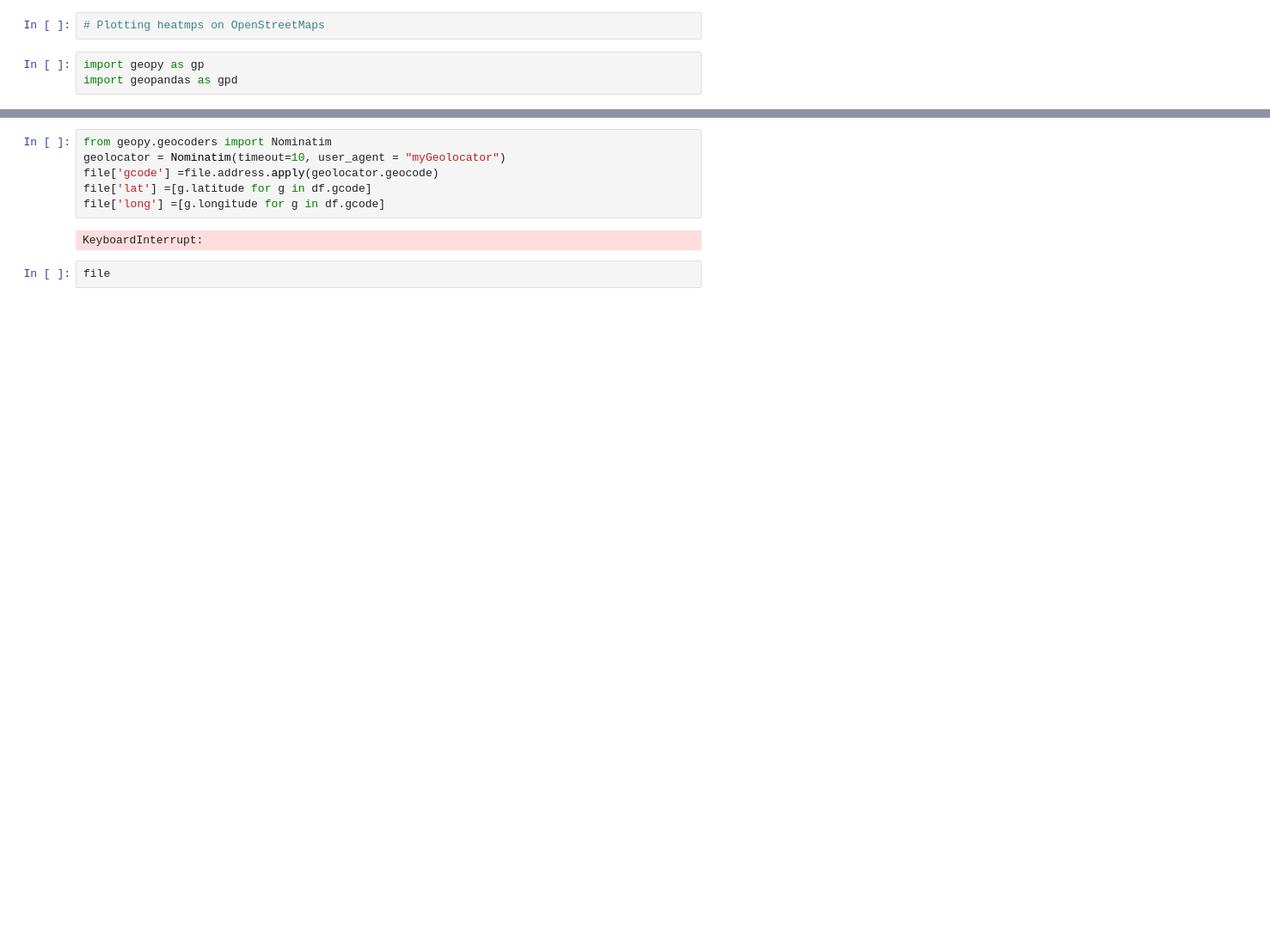
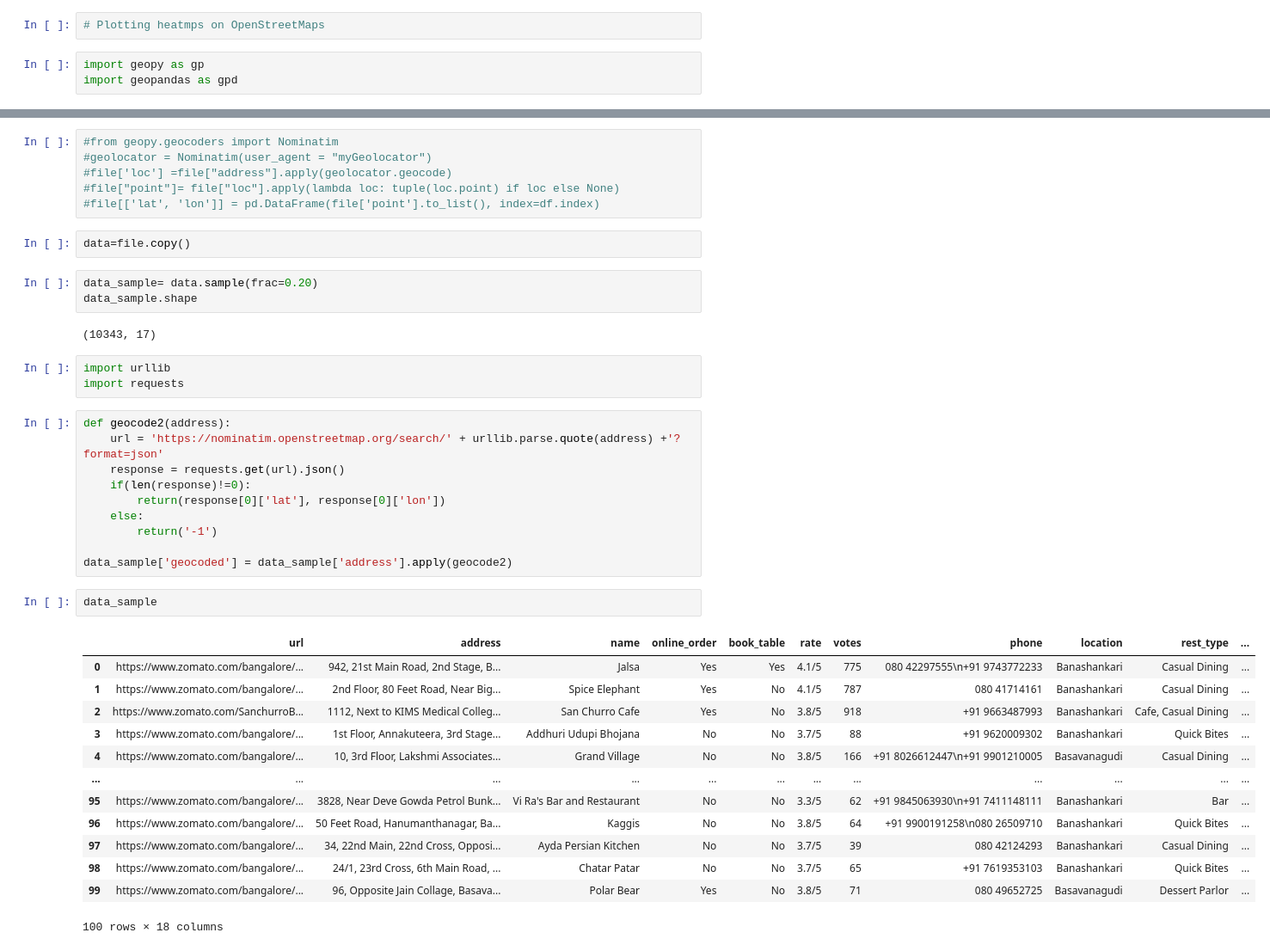
Before and after one commit to harshlohani/zomato-analysis, a Jupyter notebook: zomato_bengaluru.ipynb, the cells around one changed output, grey strips where cells are left out. Shown at 86% size. Saved outputs shown, nothing was run; the diff lists cells and outputs as text; blank space fills up the shorter version.

```diff
--- a/zomato_bengaluru.ipynb
+++ b/zomato_bengaluru.ipynb
@@ -533,10 +526,42 @@ file.head()
 # %%
-from geopy.geocoders import Nominatim
-geolocator = Nominatim(timeout=10, user_agent = "myGeolocator")
-file['gcode'] =file.address.apply(geolocator.geocode)
-file['lat'] =[g.latitude for g in df.gcode]
-file['long'] =[g.longitude for g in df.gcode]
+#from geopy.geocoders import Nominatim
+#geolocator = Nominatim(user_agent = "myGeolocator")
+#file['loc'] =file["address"].apply(geolocator.geocode)
+#file["point"]= file["loc"].apply(lambda loc: tuple(loc.point) if loc else None)
+#file[['lat', 'lon']] = pd.DataFrame(file['point'].to_list(), index=df.index)
-# %% [output]
-KeyboardInterrupt:
 # %%
-file
+data=file.copy()
+# %%
+data_sample= data.sample(frac=0.20)
+data_sample.shape
+# %% [output]
+(10343, 17)
+# %%
+import urllib
+import requests
+# %%
+def geocode2(address):
+    url = 'https://nominatim.openstreetmap.org/search/' + urllib.parse.quote(address) +'?format=json'
+    response = requests.get(url).json()
+    if(len(response)!=0):
+        return(response[0]['lat'], response[0]['lon'])
+    else:
+        return('-1')
+
+data_sample['geocoded'] = data_sample['address'].apply(geocode2)
+# %%
+data_sample
+# %% [output]
+|  | url | address | name | online_order | book_table | rate | votes | phone | location | rest_type | ... |
+| 0 | https://www.zomato.com/bangalore/... | 942, 21st Main Road, 2nd Stage, B... | Jalsa | Yes | Yes | 4.1/5 | 775 | 080 42297555\n+91 9743772233 | Banashankari | Casual Dining | ... |
+| 1 | https://www.zomato.com/bangalore/... | 2nd Floor, 80 Feet Road, Near Big... | Spice Elephant | Yes | No | 4.1/5 | 787 | 080 41714161 | Banashankari | Casual Dining | ... |
+| 2 | https://www.zomato.com/SanchurroB... | 1112, Next to KIMS Medical Colleg... | San Churro Cafe | Yes | No | 3.8/5 | 918 | +91 9663487993 | Banashankari | Cafe, Casual Dining | ... |
+| 3 | https://www.zomato.com/bangalore/... | 1st Floor, Annakuteera, 3rd Stage... | Addhuri Udupi Bhojana | No | No | 3.7/5 | 88 | +91 9620009302 | Banashankari | Quick Bites | ... |
+| 4 | https://www.zomato.com/bangalore/... | 10, 3rd Floor, Lakshmi Associates... | Grand Village | No | No | 3.8/5 | 166 | +91 8026612447\n+91 9901210005 | Basavanagudi | Casual Dining | ... |
+| ... | ... | ... | ... | ... | ... | ... | ... | ... | ... | ... | ... |
+| 95 | https://www.zomato.com/bangalore/... | 3828, Near Deve Gowda Petrol Bunk... | Vi Ra's Bar and Restaurant | No | No | 3.3/5 | 62 | +91 9845063930\n+91 7411148111 | Banashankari | Bar | ... |
+| 96 | https://www.zomato.com/bangalore/... | 50 Feet Road, Hanumanthanagar, Ba... | Kaggis | No | No | 3.8/5 | 64 | +91 9900191258\n080 26509710 | Banashankari | Quick Bites | ... |
+| 97 | https://www.zomato.com/bangalore/... | 34, 22nd Main, 22nd Cross, Opposi... | Ayda Persian Kitchen | No | No | 3.7/5 | 39 | 080 42124293 | Banashankari | Casual Dining | ... |
+| 98 | https://www.zomato.com/bangalore/... | 24/1, 23rd Cross, 6th Main Road, ... | Chatar Patar | No | No | 3.7/5 | 65 | +91 7619353103 | Banashankari | Quick Bites | ... |
+| 99 | https://www.zomato.com/bangalore/... | 96, Opposite Jain Collage, Basava... | Polar Bear | Yes | No | 3.8/5 | 71 | 080 49652725 | Basavanagudi | Dessert Parlor | ... |
+100 rows × 18 columns
```
Also changed, not shown: parts of 6 cells of this notebook, 1 other file.
